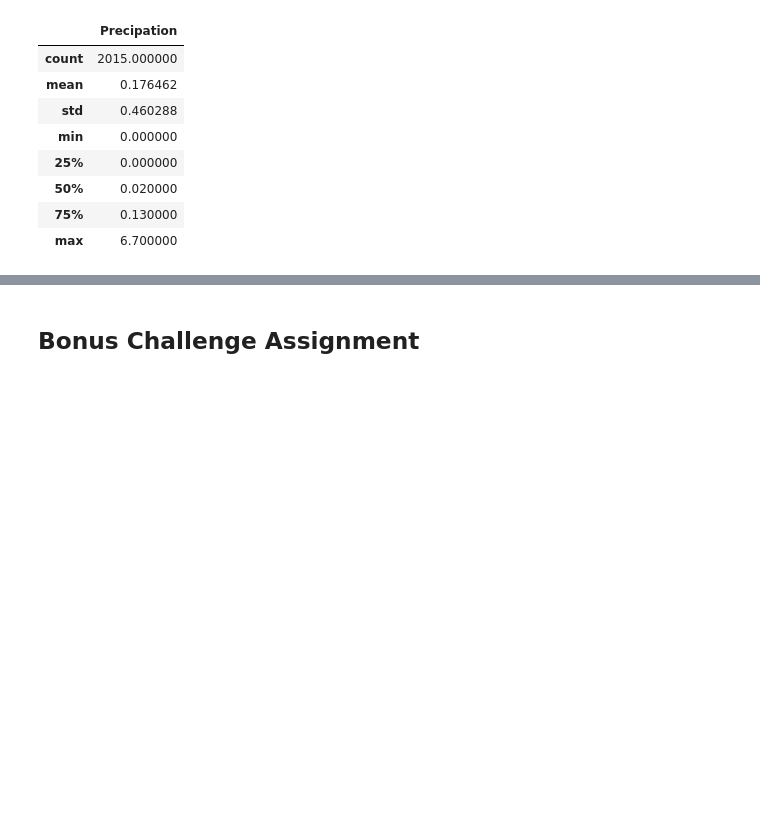
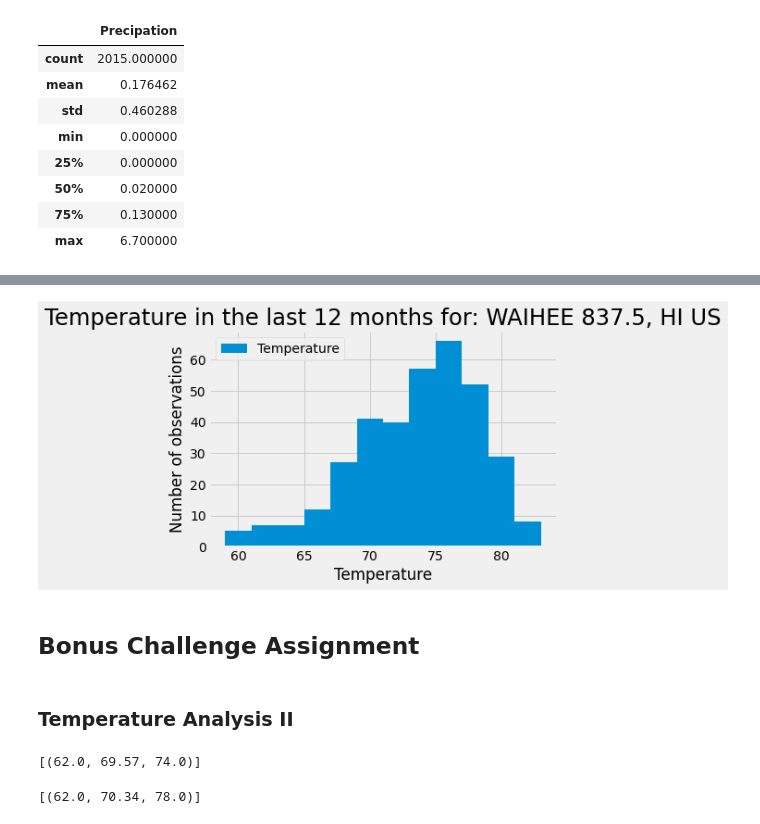
Before and after one commit to raciv65/SQLALCHEMY-Challenge, a Jupyter notebook: climate_starter.ipynb, the cells around one changed output, grey strips where cells are left out. Cells and saved outputs as stored; diff of their text form; code cells hidden in the pictures; blank space fills up the shorter version.

```diff
--- a/climate_starter.ipynb
+++ b/climate_starter.ipynb
@@ -279,3 +272,11 @@ Precipitation_dt.describe()
 # %%
 # What are the most active stations? (i.e. what stations have the most rows)?
 # List the stations and the counts in descending order.
+query_station=(
+    session
+    .query(Station.name, Measurement.station, func.count(Measurement.station))
+    .filter(Measurement.station==Station.station)
+    .group_by(Measurement.station)
+    .order_by(func.count(Measurement.station).desc()).all()
+)
+query_station
@@ -282,3 +293,16 @@ Precipitation_dt.describe()
 # %%
 # Using the station id from the previous query, calculate the lowest temperature recorded,
 # highest temperature recorded, and average temperature of the most active station?
+most_activeStation=query_station[0][1]
+
+query_mostActiveStation=(
+    session
+    .query(func.round(func.min(Measurement.tobs),2),func.round(func.avg(Measurement.tobs),2),func.round(func.max(Measurement.tobs),2))
+    .filter(Measurement.station==most_activeStation).all()
+)
+print(f"""For the most active: {query_station[0][0]}
+--------------------------------------------------
+Lowest temperature: {query_mostActiveStation[0][0]}
+Average temperature: {query_mostActiveStation[0][1]}
+Highests tempararure: {query_mostActiveStation[0][2]}
+""")
@@ -287,0 +326,12 @@ Precipitation_dt.describe()
+# %%
+# Query the last 12 months of temperature observation data for this station and plot the results as a histogram
+query_HighetsNumberTemperature=(
+    session
+    .query(Measurement.station, Measurement.tobs)
+    .filter(Measurement.station==most_activeStation)
+    .filter(Measurement.date>=target).all()
+
+)
+Temperature_df=pd.DataFrame(query_HighetsNumberTemperature, columns=['Station','Temperature'])
+Temperature_df.set_index('Station', inplace=True)
+Temperature_df.head()
@@ -288,5 +346,17 @@ Precipitation_dt.describe()
+# %%
+#plot the results as a histogram
+Temperature_df.plot.hist(by='station', bins=12)
+## format titles
+plt.title(f'Temperature in the last 12 months for: {query_stationTemperature[0][0]}', fontsize='xx-large')
+plt.xlabel("Temperature", fontsize='large')
+plt.ylabel("Number of observations", fontsize='large')
+plt.show()
+# %% [output]
+[figure, added]
 # %% [markdown]
 ## Bonus Challenge Assignment
+# %% [markdown]
+### Temperature Analysis II
 # %%
 # This function called `calc_temps` will accept start date and end date in the format '%Y-%m-%d'
 # and return the minimum, average, and maximum temperatures for that range of dates
@@ -301,14 +371,21 @@ def calc_temps(start_date, end_date):
         TMIN, TAVE, and TMAX
     """
 
-    return session.query(func.min(Measurement.tobs), func.avg(Measurement.tobs), func.max(Measurement.tobs)).\
+    return session.\
+        query(func.round(func.min(Measurement.tobs),2), func.round(func.avg(Measurement.tobs),2), func.round(func.max(Measurement.tobs),2)).\
         filter(Measurement.date >= start_date).filter(Measurement.date <= end_date).all()
 
 # function usage example
 print(calc_temps('2012-02-28', '2012-03-05'))
+# %% [output]
+[(62.0, 69.57, 74.0)]
 # %%
 # Use your previous function `calc_temps` to calculate the tmin, tavg, and tmax
-# for your trip using the previous year's data for those same dates.
+# for your trip using the previous year's data for those same dates:  (i.e., use "2017-01-01" if your trip start date was "2018-01-01")
+trip_temperature=calc_temps('2017-03-01', '2017-03-10')
+trip_temperature
+# %% [output]
+[(62.0, 70.34, 78.0)]
 # %%
 # Plot the results from your previous query as a bar chart.
 # Use "Trip Avg Temp" as your Title
```
Also changed, not shown: parts of 14 cells of this notebook.
